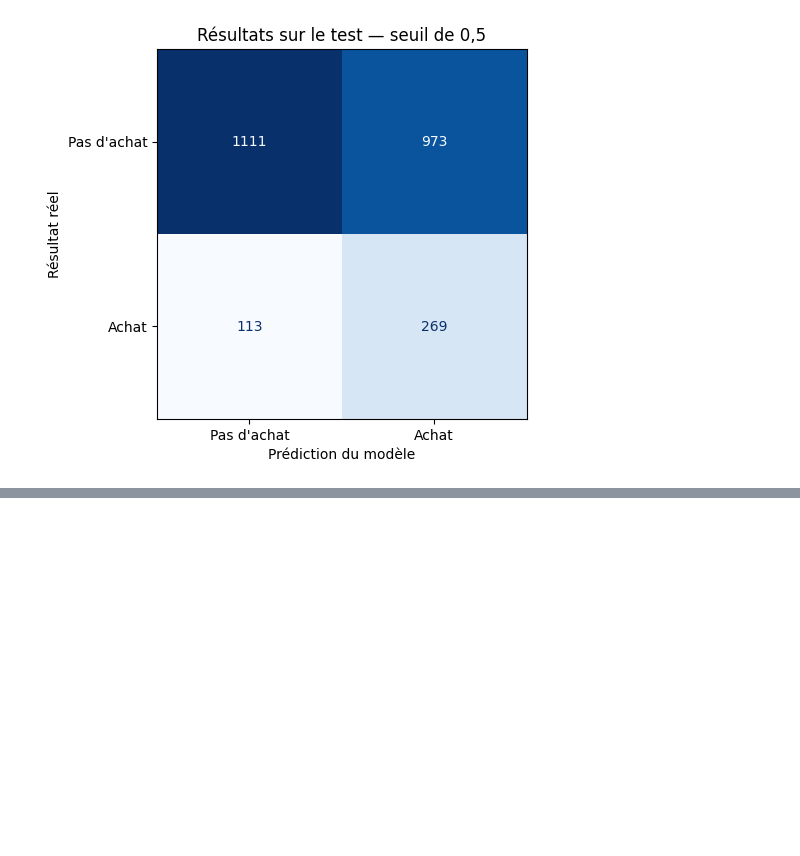
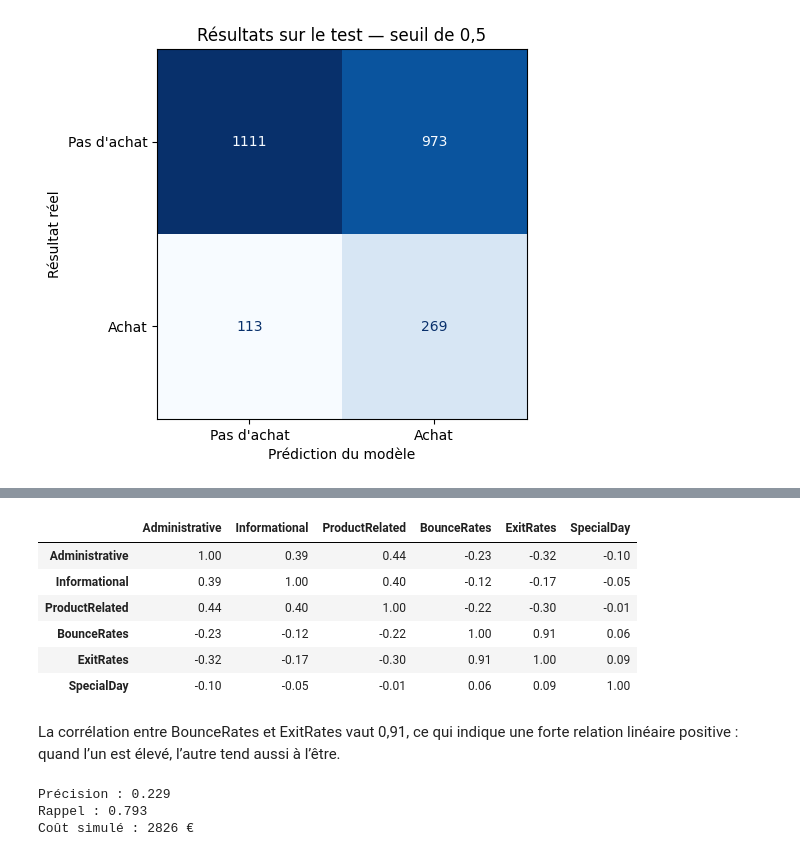
Before and after one commit to yasmeentalata/prediction-achat-en-ligne, a Jupyter notebook: prediction_achat.ipynb, the cells around one changed output, grey strips where cells are left out. Drawn from its saved outputs; the diff is of its cells as text; code cells hidden in the pictures; blank space fills up the shorter version.

Commit message:
Analyse des coefficients et comparaison sans BounceRates.

```diff
--- a/prediction_achat.ipynb
+++ b/prediction_achat.ipynb
@@ -283,0 +301,37 @@ plt.show()
+# %%
+correlations = X_apprentissage.corr()
+display(correlations.round(2))
+# %% [output]
+|  | Administrative | Informational | ProductRelated | BounceRates | ExitRates | SpecialDay |
+| Administrative | 1.00 | 0.39 | 0.44 | -0.23 | -0.32 | -0.10 |
+| Informational | 0.39 | 1.00 | 0.40 | -0.12 | -0.17 | -0.05 |
+| ProductRelated | 0.44 | 0.40 | 1.00 | -0.22 | -0.30 | -0.01 |
+| BounceRates | -0.23 | -0.12 | -0.22 | 1.00 | 0.91 | 0.06 |
+| ExitRates | -0.32 | -0.17 | -0.30 | 0.91 | 1.00 | 0.09 |
+| SpecialDay | -0.10 | -0.05 | -0.01 | 0.06 | 0.09 | 1.00 |
+# %% [markdown]
+La corrélation entre BounceRates et ExitRates vaut 0,91, ce qui indique une forte relation linéaire positive : quand l’un est élevé, l’autre tend aussi à l’être.
+# %%
+# Créer les tableaux sans la colonne BounceRates.
+
+X_apprentissage_reduit = X_apprentissage.drop(columns =["BounceRates"] )
+X_validation_reduit = X_validation.drop(columns = ["BounceRates"])
+
+# Créer et entraîner un nouveau modèle.
+
+modele_reduit = make_pipeline(StandardScaler(), LogisticRegression(class_weight = "balanced", max_iter = 1000))
+modele_reduit.fit(X_apprentissage_reduit, y_apprentissage)
+
+# Prédire sur la validation avec le seuil 0,5.
+probabilities_reduit = modele_reduit.predict_proba(X_validation_reduit)[:, 1]
+predictions_reduit = probabilities_reduit >= 0.5
+
+# Calculer les erreurs et leur coût fictif.
+vn,fp,fn,vp = confusion_matrix(y_validation, predictions_reduit,  labels=[False, True]).ravel()
+print("Précision :", round(precision_score(y_validation, predictions_reduit), 3))
+print("Rappel :", round(recall_score(y_validation, predictions_reduit), 3))
+print("Coût simulé :", fp * 2 + fn * 10, "€")
+# %% [output]
+Précision : 0.229
+Rappel : 0.793
+Coût simulé : 2826 €
```
Also changed, not shown: parts of 2 cells of this notebook.
